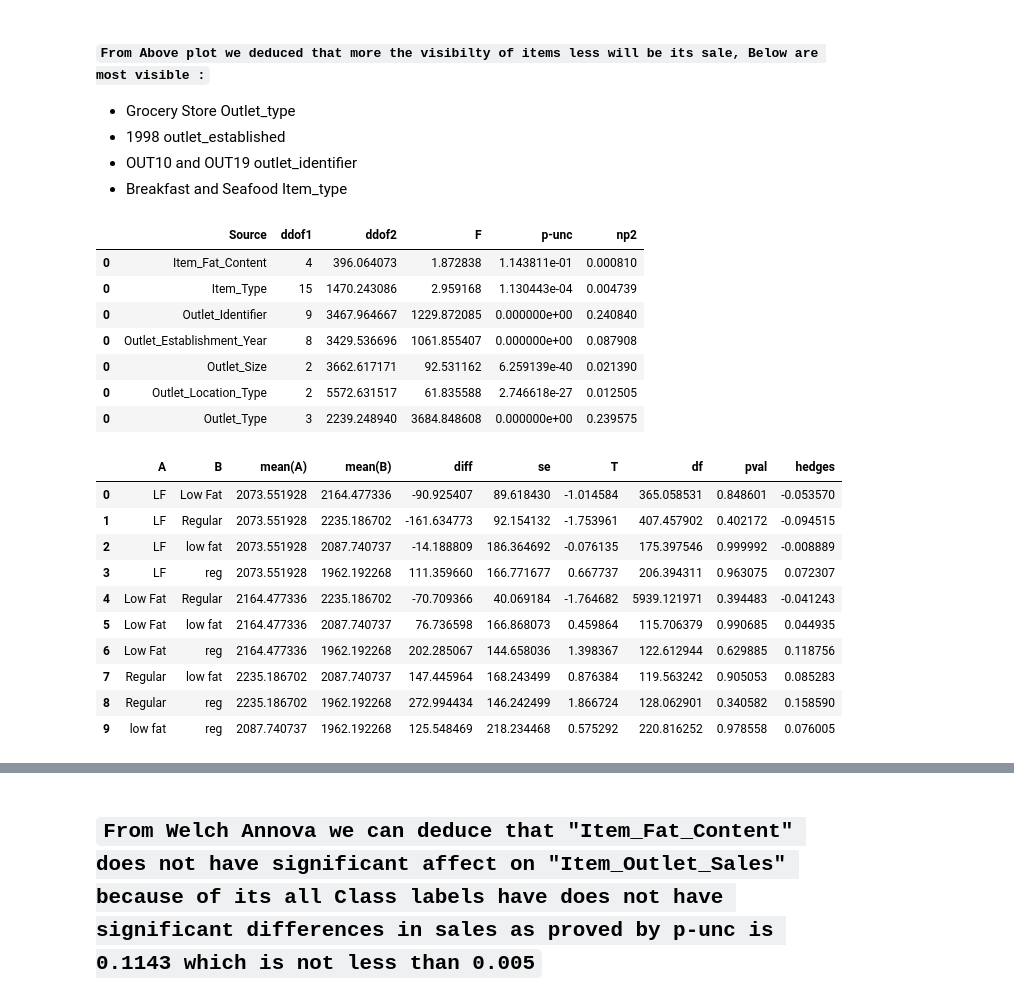
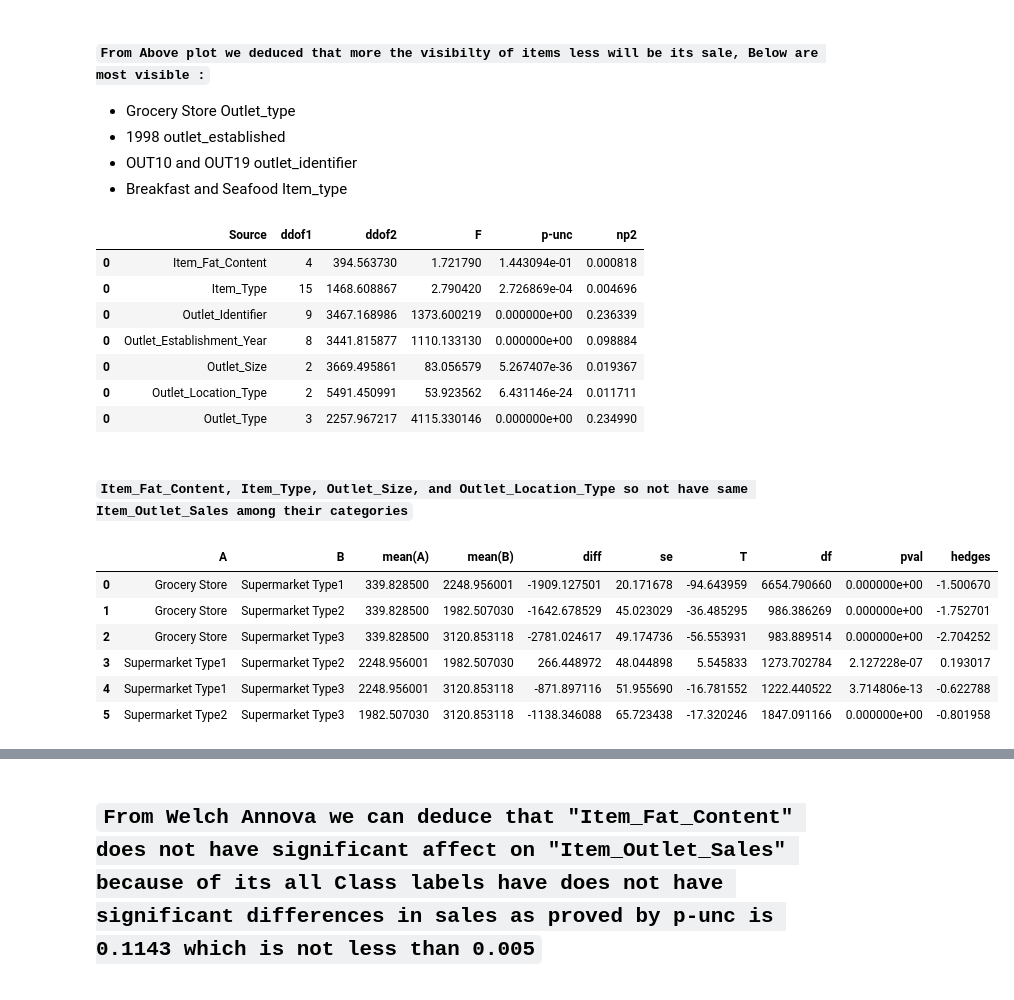
Before and after one commit to Gourav052003/Data-Driven-Sales-Forecasting-for-Big-Mart-Retail-Outlets, a Jupyter notebook: Big-Mart-Sales-Prediction.ipynb, the cells around one changed output, grey strips where cells are left out. Saved outputs shown, nothing was run; the diff lists cells and outputs as text; code cells hidden in the pictures.

```diff
--- a/Big-Mart-Sales-Prediction.ipynb
+++ b/Big-Mart-Sales-Prediction.ipynb
@@ -448,7 +448,7 @@ plt.figure(figsize = (30,5))
 
 for idx,col in enumerate(numerical_columns):
     plt.subplot(1,len(numerical_columns),idx+1)
-    sns.boxplot(Imputed_sales_df[col])
+    sns.boxplot(data = Imputed_sales_df,x = col)
     plt.title(col)
     plt.xlabel(col)
 # %% [output]
@@ -665,33 +665,30 @@ from scipy import stats
 # %%
 all_welch_df  = []
 
-columns = object_attributes.columns[:-1]
-
-for col in columns:
+for col in categorical_columns:
     welch_df = pg.welch_anova(dv="Item_Outlet_Sales", between=col,data = Imputed_sales_df)
     all_welch_df.append(welch_df)
 
 pd.concat(all_welch_df)
 # %% [output]
 |  | Source | ddof1 | ddof2 | F | p-unc | np2 |
-| 0 | Item_Fat_Content | 4 | 396.064073 | 1.872838 | 1.143811e-01 | 0.000810 |
-| 0 | Item_Type | 15 | 1470.243086 | 2.959168 | 1.130443e-04 | 0.004739 |
-| 0 | Outlet_Identifier | 9 | 3467.964667 | 1229.872085 | 0.000000e+00 | 0.240840 |
-| 0 | Outlet_Establishment_Year | 8 | 3429.536696 | 1061.855407 | 0.000000e+00 | 0.087908 |
-| 0 | Outlet_Size | 2 | 3662.617171 | 92.531162 | 6.259139e-40 | 0.021390 |
-| 0 | Outlet_Location_Type | 2 | 5572.631517 | 61.835588 | 2.746618e-27 | 0.012505 |
-| 0 | Outlet_Type | 3 | 2239.248940 | 3684.848608 | 0.000000e+00 | 0.239575 |
+| 0 | Item_Fat_Content | 4 | 394.563730 | 1.721790 | 1.443094e-01 | 0.000818 |
+| 0 | Item_Type | 15 | 1468.608867 | 2.790420 | 2.726869e-04 | 0.004696 |
+| 0 | Outlet_Identifier | 9 | 3467.168986 | 1373.600219 | 0.000000e+00 | 0.236339 |
+| 0 | Outlet_Establishment_Year | 8 | 3441.815877 | 1110.133130 | 0.000000e+00 | 0.098884 |
+| 0 | Outlet_Size | 2 | 3669.495861 | 83.056579 | 5.267407e-36 | 0.019367 |
+| 0 | Outlet_Location_Type | 2 | 5491.450991 | 53.923562 | 6.431146e-24 | 0.011711 |
+| 0 | Outlet_Type | 3 | 2257.967217 | 4115.330146 | 0.000000e+00 | 0.234990 |
+# %% [markdown]
+#### `Item_Fat_Content, Item_Type, Outlet_Size, and Outlet_Location_Type so not have same Item_Outlet_Sales among their categories`
 # %%
-pg.pairwise_gameshowell(dv="Item_Outlet_Sales", between="Item_Fat_Content",data = Imputed_sales_df )
+# Outlet_Type
+pg.pairwise_gameshowell(dv="Item_Outlet_Sales", between="Outlet_Type",data = Imputed_sales_df )
 # %% [output]
 |  | A | B | mean(A) | mean(B) | diff | se | T | df | pval | hedges |
-| 0 | LF | Low Fat | 2073.551928 | 2164.477336 | -90.925407 | 89.618430 | -1.014584 | 365.058531 | 0.848601 | -0.053570 |
-| 1 | LF | Regular | 2073.551928 | 2235.186702 | -161.634773 | 92.154132 | -1.753961 | 407.457902 | 0.402172 | -0.094515 |
-| 2 | LF | low fat | 2073.551928 | 2087.740737 | -14.188809 | 186.364692 | -0.076135 | 175.397546 | 0.999992 | -0.008889 |
-| 3 | LF | reg | 2073.551928 | 1962.192268 | 111.359660 | 166.771677 | 0.667737 | 206.394311 | 0.963075 | 0.072307 |
-| 4 | Low Fat | Regular | 2164.477336 | 2235.186702 | -70.709366 | 40.069184 | -1.764682 | 5939.121971 | 0.394483 | -0.041243 |
-| 5 | Low Fat | low fat | 2164.477336 | 2087.740737 | 76.736598 | 166.868073 | 0.459864 | 115.706379 | 0.990685 | 0.044935 |
-| 6 | Low Fat | reg | 2164.477336 | 1962.192268 | 202.285067 | 144.658036 | 1.398367 | 122.612944 | 0.629885 | 0.118756 |
-| 7 | Regular | low fat | 2235.186702 | 2087.740737 | 147.445964 | 168.243499 | 0.876384 | 119.563242 | 0.905053 | 0.085283 |
-| 8 | Regular | reg | 2235.186702 | 1962.192268 | 272.994434 | 146.242499 | 1.866724 | 128.062901 | 0.340582 | 0.158590 |
-| 9 | low fat | reg | 2087.740737 | 1962.192268 | 125.548469 | 218.234468 | 0.575292 | 220.816252 | 0.978558 | 0.076005 |
+| 0 | Grocery Store | Supermarket Type1 | 339.828500 | 2248.956001 | -1909.127501 | 20.171678 | -94.643959 | 6654.790660 | 0.000000e+00 | -1.500670 |
+| 1 | Grocery Store | Supermarket Type2 | 339.828500 | 1982.507030 | -1642.678529 | 45.023029 | -36.485295 | 986.386269 | 0.000000e+00 | -1.752701 |
+| 2 | Grocery Store | Supermarket Type3 | 339.828500 | 3120.853118 | -2781.024617 | 49.174736 | -56.553931 | 983.889514 | 0.000000e+00 | -2.704252 |
+| 3 | Supermarket Type1 | Supermarket Type2 | 2248.956001 | 1982.507030 | 266.448972 | 48.044898 | 5.545833 | 1273.702784 | 2.127228e-07 | 0.193017 |
+| 4 | Supermarket Type1 | Supermarket Type3 | 2248.956001 | 3120.853118 | -871.897116 | 51.955690 | -16.781552 | 1222.440522 | 3.714806e-13 | -0.622788 |
+| 5 | Supermarket Type2 | Supermarket Type3 | 1982.507030 | 3120.853118 | -1138.346088 | 65.723438 | -17.320246 | 1847.091166 | 0.000000e+00 | -0.801958 |
```
Also changed, not shown: parts of 50 cells of this notebook, 1 other file.
